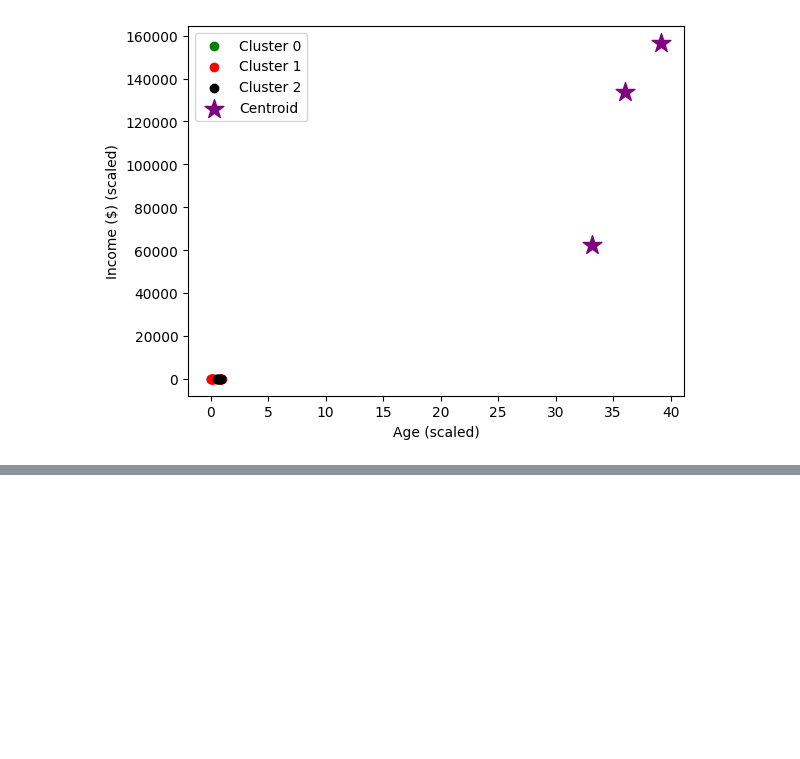
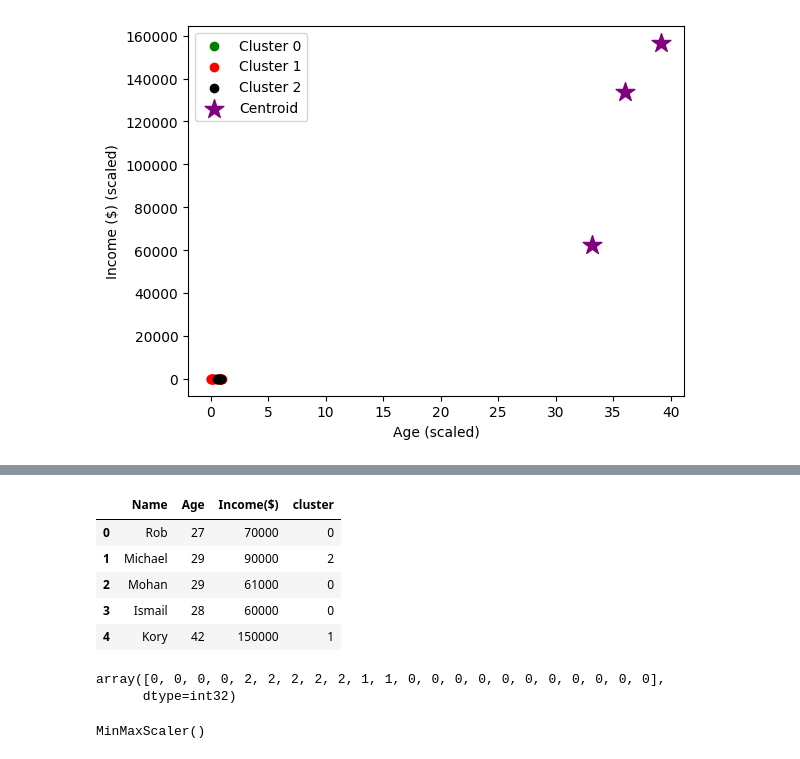
Before and after one commit to SaiRithik24/AD, a Jupyter notebook: k_means_clustering.ipynb, the cells around one changed output, grey strips where cells are left out. Saved outputs shown, nothing was run; the diff lists cells and outputs as text; code cells hidden in the pictures; blank space fills up the shorter version.

```diff
--- a/k_means_clustering.ipynb
+++ b/k_means_clustering.ipynb
@@ -135,0 +180,24 @@ plt.show()
+# %%
+df['cluster']=y_predicted
+df.head()
+# %% [output]
+|  | Name | Age | Income($) | cluster |
+| 0 | Rob | 27 | 70000 | 0 |
+| 1 | Michael | 29 | 90000 | 2 |
+| 2 | Mohan | 29 | 61000 | 0 |
+| 3 | Ismail | 28 | 60000 | 0 |
+| 4 | Kory | 42 | 150000 | 1 |
+# %%
+km = KMeans(n_clusters=3)
+y_predicted = km.fit_predict(df[['Age', 'Income($)']])
+y_predicted
+# %% [output]
+array([0, 0, 0, 0, 2, 2, 2, 2, 2, 1, 1, 0, 0, 0, 0, 0, 0, 0, 0, 0, 0, 0],
+      dtype=int32)
+# %%
+scaler = MinMaxScaler()
+scaler.fit(df[['Income($)']])
+df['Income($)'] = scaler.transform(df[['Income($)']])
+scaler.fit(df[['Age']])
+# %% [output]
+MinMaxScaler()
```
Also changed, not shown: parts of 2 cells of this notebook.
